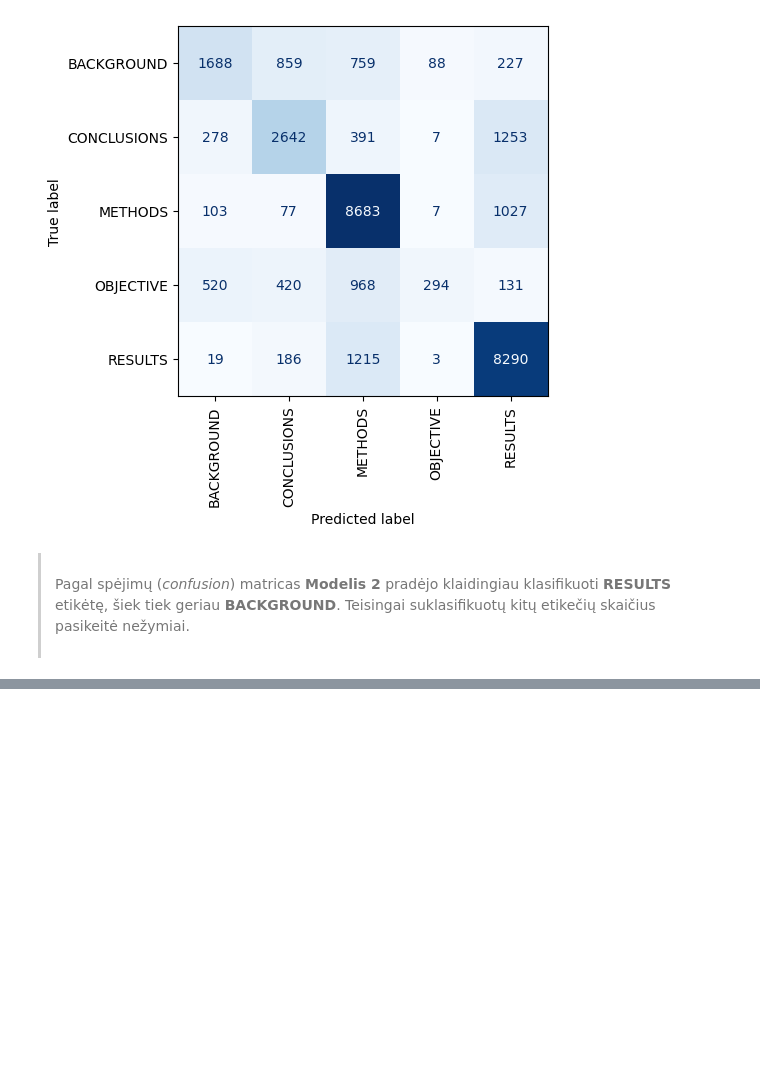
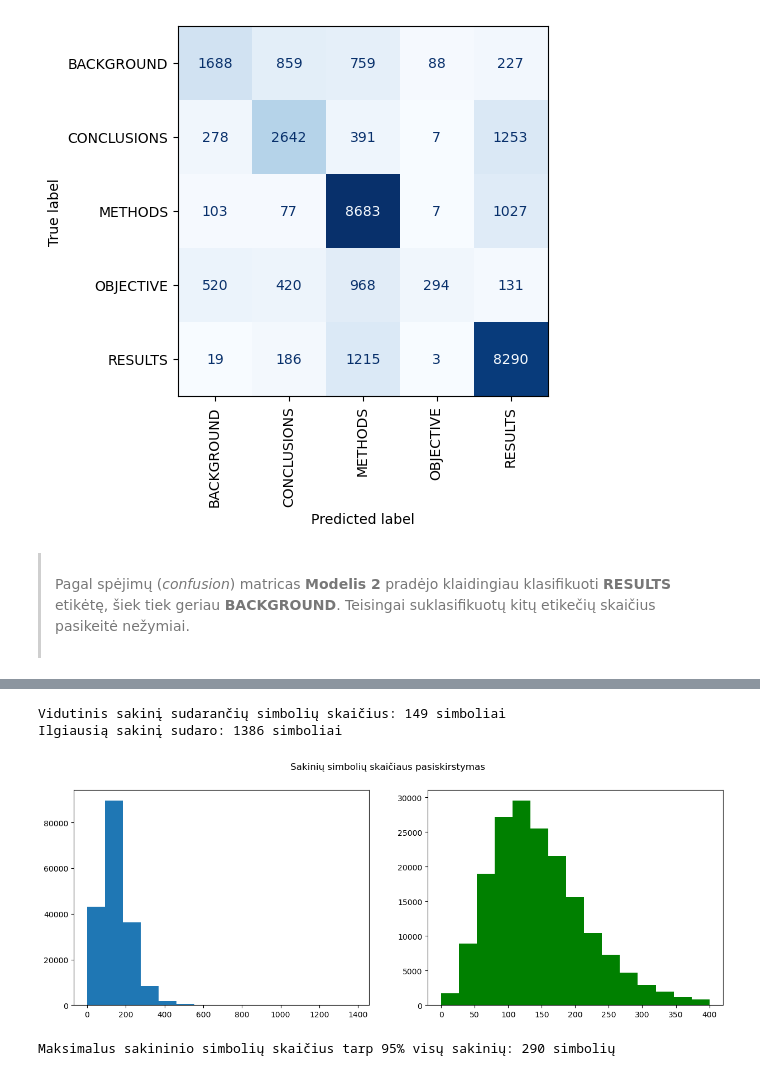
Before and after one commit to gisora/ptu8-final-project, a Jupyter notebook: nuosekliu_sakiniu_klasifikavimas.ipynb, the cells around one changed output, grey strips where cells are left out. Cells and saved outputs as stored; diff of their text form; code cells hidden in the pictures; blank space fills up the shorter version.

Commit message:
sakinių vektorizacija su simbolių tokenizavimų

```diff
--- a/nuosekliu_sakiniu_klasifikavimas.ipynb
+++ b/nuosekliu_sakiniu_klasifikavimas.ipynb
@@ -1012,0 +1060,28 @@ plot_confusion_matrix(y_true=y_test, y_pred=model_0_pred, display_labels=etikete
+# %%
+# randam kiek simbolių vidutiniškai sudaro santraukos sakinį bei koks ilgiausio sakinio simbolių skaičius
+sentence_chars_lens = [len(sentence) for sentence in X_train] # sudarom sakinių ilgių sąrašą
+avg_sentence_chars_len = int(np.mean(sentence_chars_lens)) # vidutinis žodžių skaičius sakinyje
+max_sentence_chars_len = np.max(sentence_chars_lens) # ilgiausio sakinio žodžių skaičius
+
+print(f"Vidutinis sakinį sudarančių simbolių skaičius: {avg_sentence_chars_len} simboliai")
+print(f"Ilgiausią sakinį sudaro: {max_sentence_chars_len} simboliai")
+# %% [output]
+Vidutinis sakinį sudarančių simbolių skaičius: 149 simboliai
+Ilgiausią sakinį sudaro: 1386 simboliai
+# %%
+# atvaizduojam sakinių simbolių skaičiaus pasiskirstymą su histograma
+fig, ax = plt.subplots(1, 2, figsize=(15, 5))
+fig.suptitle("Sakinių simbolių skaičiaus pasiskirstymas")
+
+ax[0].hist(sentence_chars_lens, bins=15)
+ax[1].hist(sentence_chars_lens, bins=15, range=[0, 400], facecolor='green', align='mid')
+
+plt.show()
+# %% [output]
+[figure, added]
+# %%
+# randam koks maksimalus sakinio simbolių skaičius tarp 95% visų sakinių
+output_sentence_chars_len = int(np.percentile(sentence_chars_lens, 95))
+print(f"Maksimalus sakininio simbolių skaičius tarp 95% visų sakinių: {output_sentence_chars_len} simbolių")
+# %% [output]
+Maksimalus sakininio simbolių skaičius tarp 95% visų sakinių: 290 simbolių
```
Also changed, not shown: parts of 15 cells of this notebook.
